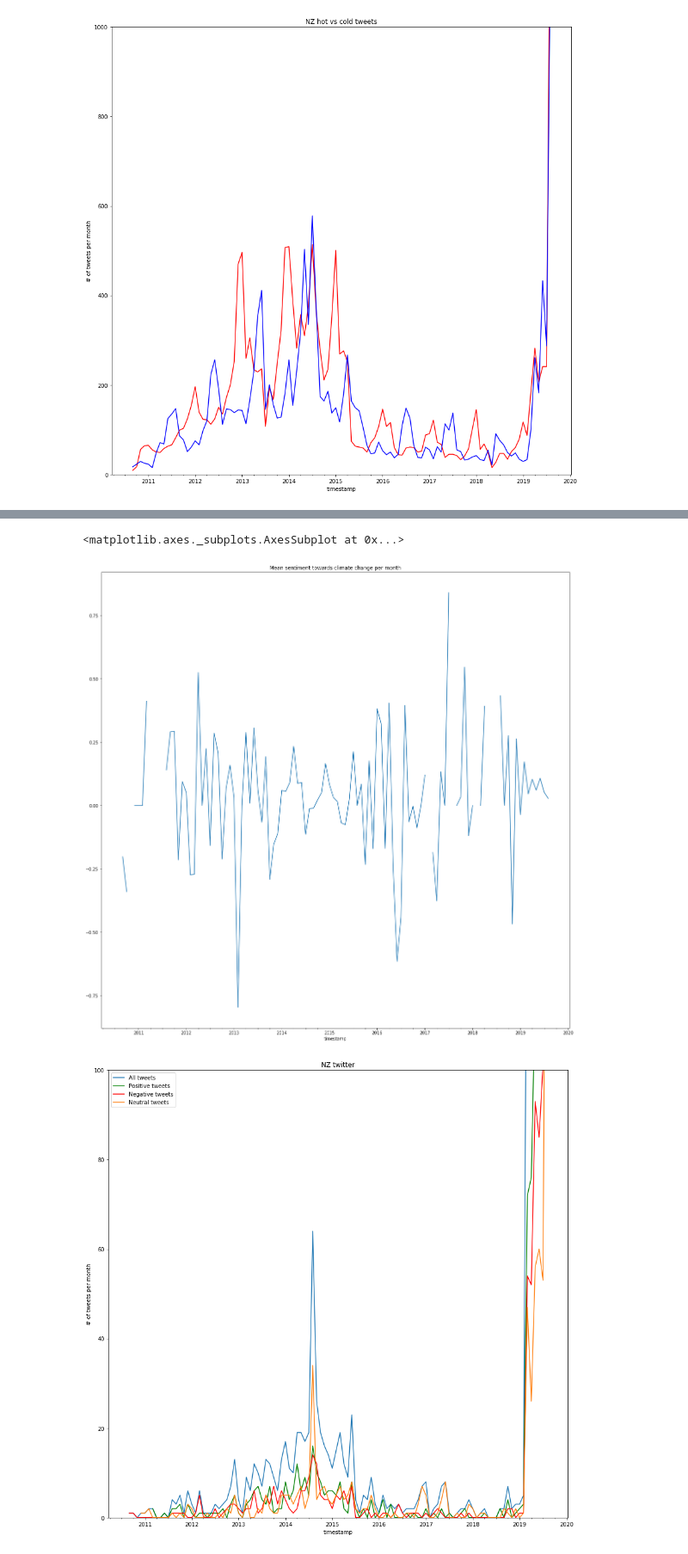
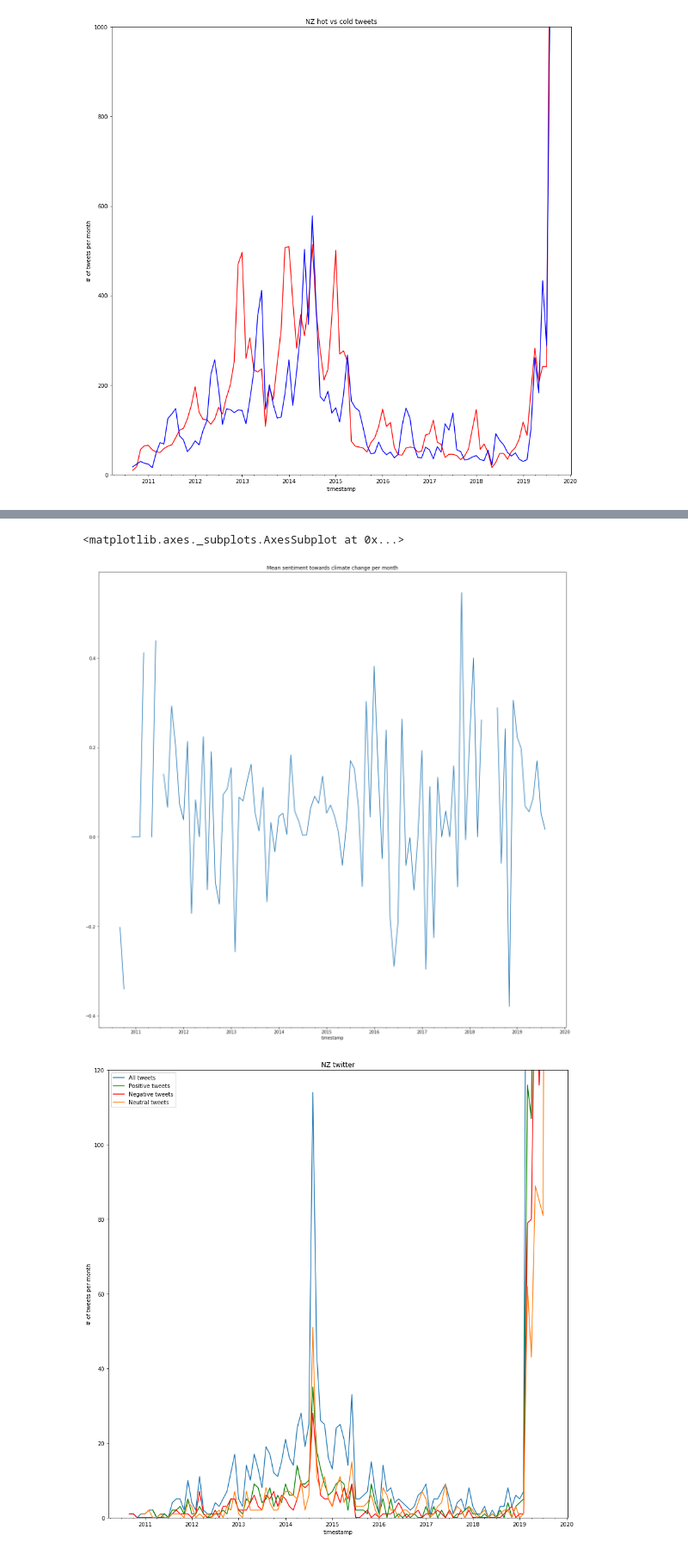
Before and after one commit to UoA-eResearch/twitter_analysis, a Jupyter notebook: plot.ipynb, the cells around one changed output, grey strips where cells are left out. Shown: that part at 86% size. Drawn from its saved outputs; the diff is of its cells as text; code cells hidden in the pictures.

Commit message:
case insensitive filtering

```diff
--- a/plot.ipynb
+++ b/plot.ipynb
@@ -60,7 +60,7 @@ plt.show()
 # %% [output]
 [figure]
 # %%
-pattern = r"global.?warming|climate.?change|sea.?level.?rise"
-environmental_tweets = df[df.text.str.contains(pattern, na=False)].copy()
+pattern = r"global.?warming|climate.?chang|sea.?level.?ris|rising.?sea.?level|climate.?crisis|climate.?action|extreme.?weather|biodiversity|IPCC|Paris.?accord"
+environmental_tweets = df[df.text.str.contains(pattern, na=False, case=False)].copy()
 print(len(environmental_tweets))
 # %% [output]
@@ -68,5 +68,5 @@ print(len(environmental_tweets))
 # %%
-environmental_tweets["text_with_emoji_formatted"] = environmental_tweets.text_with_emoji.str.replace("$", r"\$").str.replace(pattern, lambda x: r"$\textbf{" + x.group() + "}$")
+environmental_tweets["text_with_emoji_formatted"] = environmental_tweets.text_with_emoji.str.replace("$", r"\$").str.replace(pattern, lambda x: r"$\textbf{" + x.group() + "}$", case=False)
 def highlight(row):
     if row["compound"] > 0:
         return ["background-color: rgba(0,255,0,.2)"]*len(row)
@@ -115,14 +115,14 @@ display(sorted_tweets.tail(20).style.apply(highlight, axis=1))
 environmental_tweets["compound"].resample("M").mean().plot(figsize=(20,20), title="Mean sentiment towards climate change per month")
 # %% [output]
 <matplotlib.axes._subplots.AxesSubplot at 0x...>
-[figure, old version]
+[figure, new version]
 # %%
-environmental_tweets.timestamp.resample("M").count().plot(figsize=(15,15), title="NZ twitter", ylim=(0, 100))
+environmental_tweets.timestamp.resample("M").count().plot(figsize=(15,15), title="NZ twitter", ylim=(0, 120))
 environmental_tweets.timestamp[environmental_tweets["compound"] > 0.05].resample("M").count().plot(color='g')
 environmental_tweets.timestamp[environmental_tweets["compound"] < -0.05].resample("M").count().plot(color='r')
 environmental_tweets.timestamp[environmental_tweets["compound"].between(-.05, .05)].resample("M").count().plot()
 plt.legend(["All tweets", "Positive tweets", "Negative tweets", "Neutral tweets"])
 plt.ylabel("# of tweets per month")
 plt.show()
 # %% [output]
-[figure, old version]
+[figure, new version]
```
Also changed, not shown: parts of 2 cells of this notebook, 1 other file.
